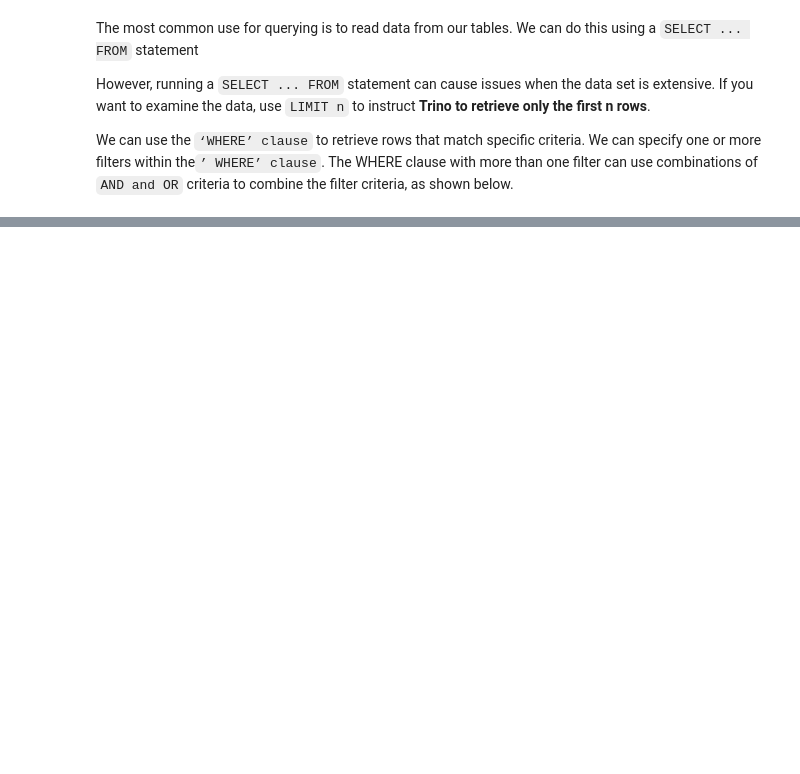
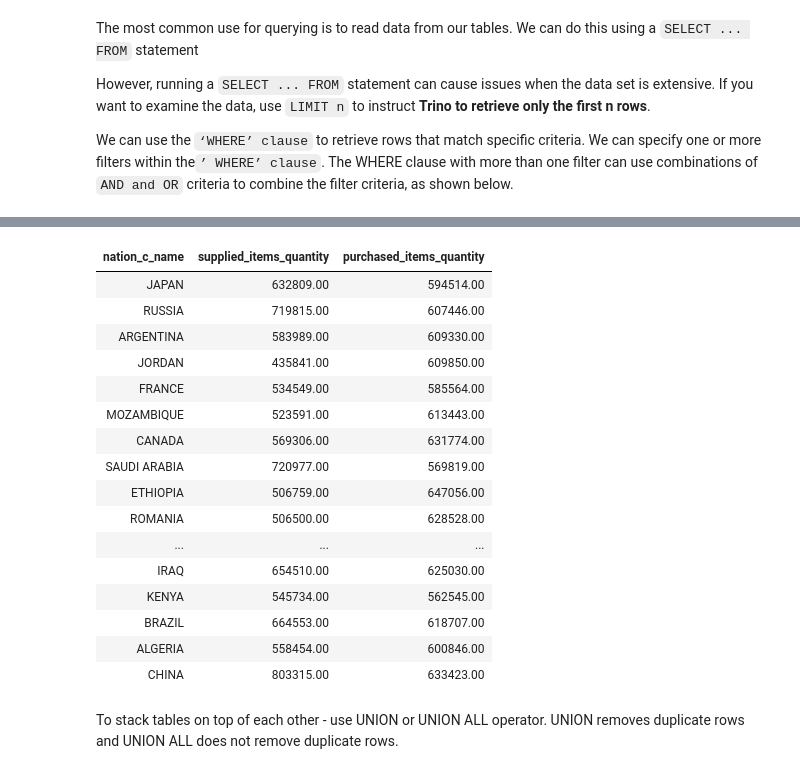
Before and after one commit to pr1thvi/data_engineering_for_beginners_code, a Jupyter notebook: notebooks/1-SQL_Refresher.ipynb, the cells around one changed output, grey strips where cells are left out. Drawn from its saved outputs; the diff is of its cells as text; code cells hidden in the pictures; blank space fills up the shorter version.

```diff
--- a/notebooks/1-SQL_Refresher.ipynb
+++ b/notebooks/1-SQL_Refresher.ipynb
@@ -156,0 +344,51 @@ LIMIT
+# %%
+%%sql
+SELECT
+  n.n_name AS nation_c_name,
+  s.quantity AS supplied_items_quantity,
+  c.quantity AS purchased_items_quantity
+FROM
+  nation n
+  LEFT JOIN (
+    SELECT
+      n.n_nationkey,
+      SUM(l.l_quantity) AS quantity
+    FROM
+      lineitem l
+      JOIN supplier s ON l.l_suppkey = s.s_suppkey
+      JOIN nation n ON s.s_nationkey = n.n_nationkey
+    GROUP BY
+      n.n_nationkey
+  ) s ON n.n_nationkey = s.n_nationkey
+  LEFT JOIN (
+    SELECT
+      n.n_nationkey,
+      SUM(l.l_quantity) AS quantity
+    FROM
+      lineitem l
+      JOIN orders o ON l.l_orderkey = o.o_orderkey
+      JOIN customer c ON o.o_custkey = c.c_custkey
+      JOIN nation n ON c.c_nationkey = n.n_nationkey
+    GROUP BY
+      n.n_nationkey
+  ) c ON n.n_nationkey = c.n_nationkey;
+# %% [output]
+| nation_c_name | supplied_items_quantity | purchased_items_quantity |
+| JAPAN | 632809.00 | 594514.00 |
+| RUSSIA | 719815.00 | 607446.00 |
+| ARGENTINA | 583989.00 | 609330.00 |
+| JORDAN | 435841.00 | 609850.00 |
+| FRANCE | 534549.00 | 585564.00 |
+| MOZAMBIQUE | 523591.00 | 613443.00 |
+| CANADA | 569306.00 | 631774.00 |
+| SAUDI ARABIA | 720977.00 | 569819.00 |
+| ETHIOPIA | 506759.00 | 647056.00 |
+| ROMANIA | 506500.00 | 628528.00 |
+| ... | ... | ... |
+| IRAQ | 654510.00 | 625030.00 |
+| KENYA | 545734.00 | 562545.00 |
+| BRAZIL | 664553.00 | 618707.00 |
+| ALGERIA | 558454.00 | 600846.00 |
+| CHINA | 803315.00 | 633423.00 |
+# %% [markdown]
+To stack tables on top of each other - use UNION or UNION ALL operator. UNION removes duplicate rows and UNION ALL does not remove duplicate rows.
```
Also changed, not shown: parts of 62 cells of this notebook.
